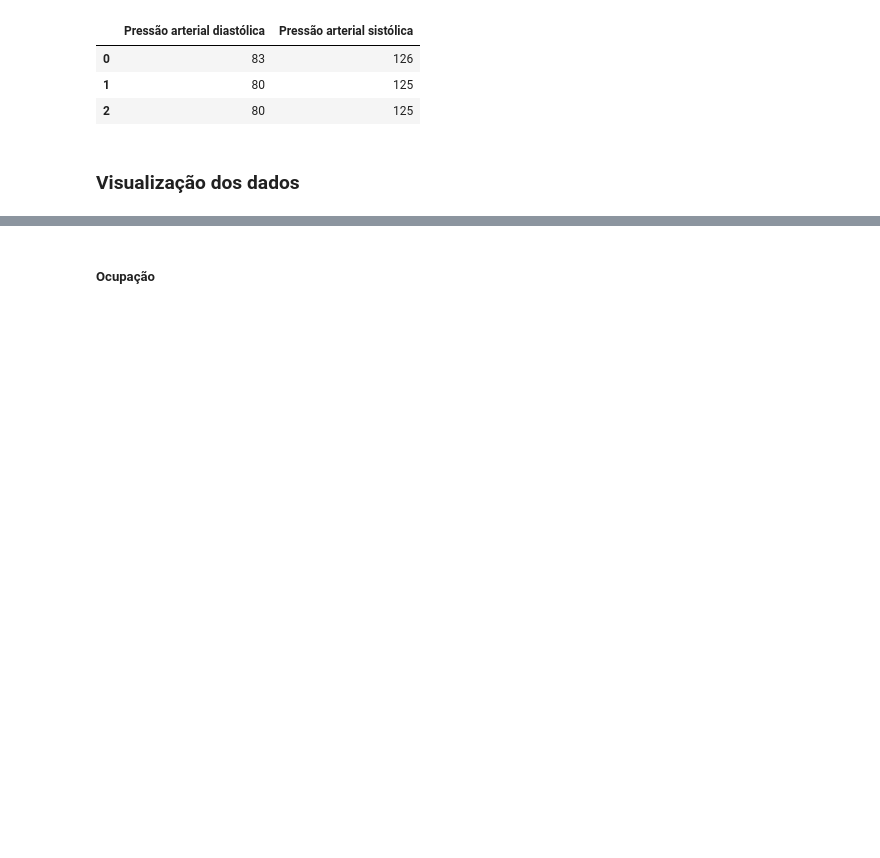
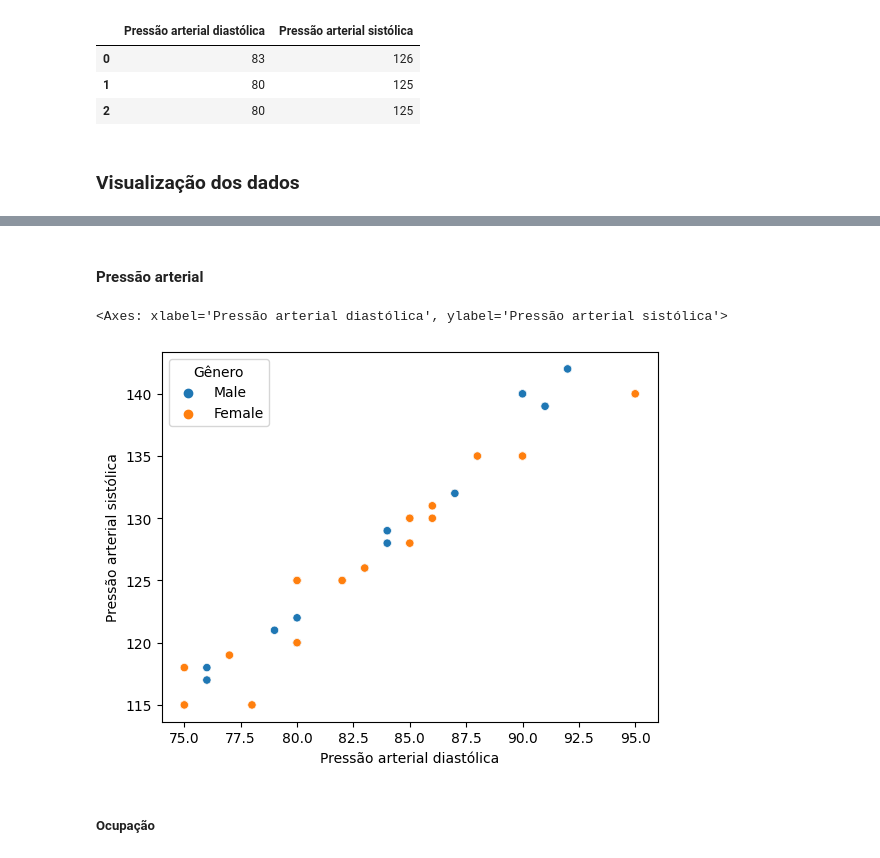
Before and after one commit to kaladabrio2020/Classfica-aoQualidadeDoSono, a Jupyter notebook: Analise.ipynb, the cells around one changed output, grey strips where cells are left out. Drawn from its saved outputs; the diff is of its cells as text; code cells hidden in the pictures; blank space fills up the shorter version.

```diff
--- a/Analise.ipynb
+++ b/Analise.ipynb
@@ -143,3 +154,14 @@ data[['Pressão arterial diastólica','Pressão arterial sistólica']].head(3)
+# %% [markdown]
+#### Pressão arterial
+# %%
+sea.scatterplot(
+    x = data['Pressão arterial diastólica'],
+    y = data['Pressão arterial sistólica'],
+    hue= data['Gênero']
+)
+# %% [output]
+<Axes: xlabel='Pressão arterial diastólica', ylabel='Pressão arterial sistólica'>
+[figure, added]
 # %% [markdown]
 ##### Ocupação
 # %%
```
Also changed, not shown: parts of 18 cells of this notebook.
